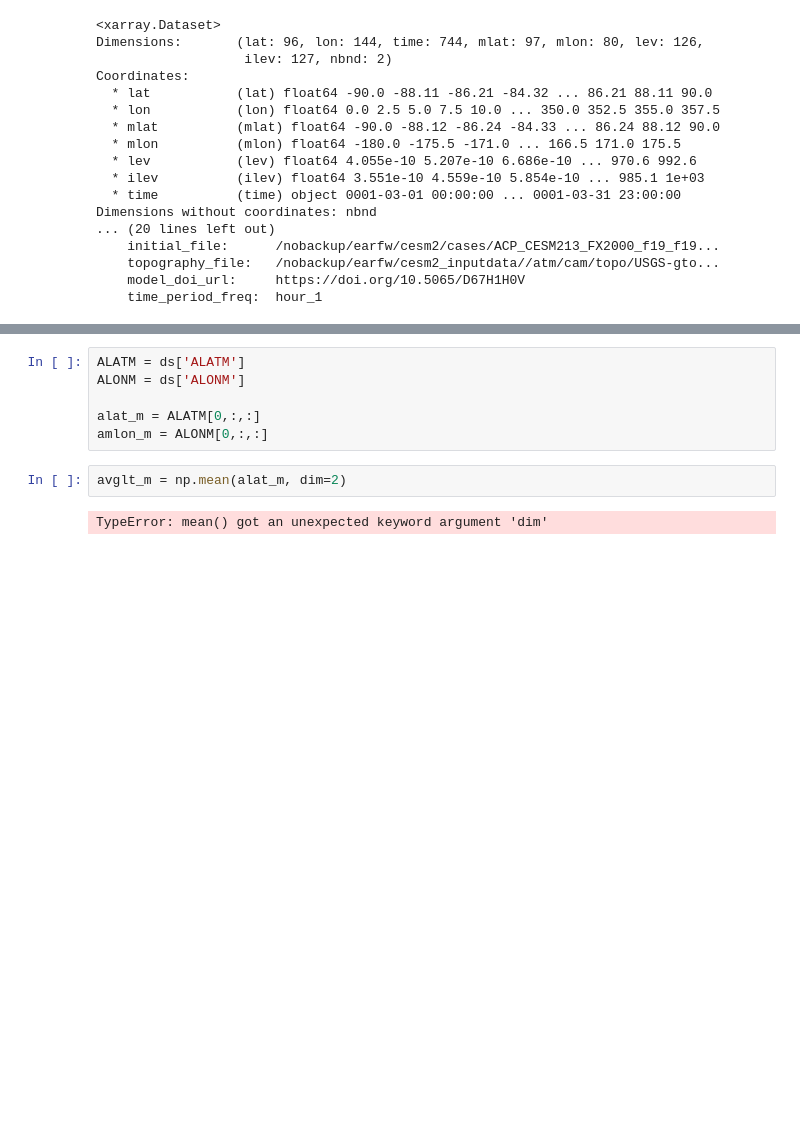
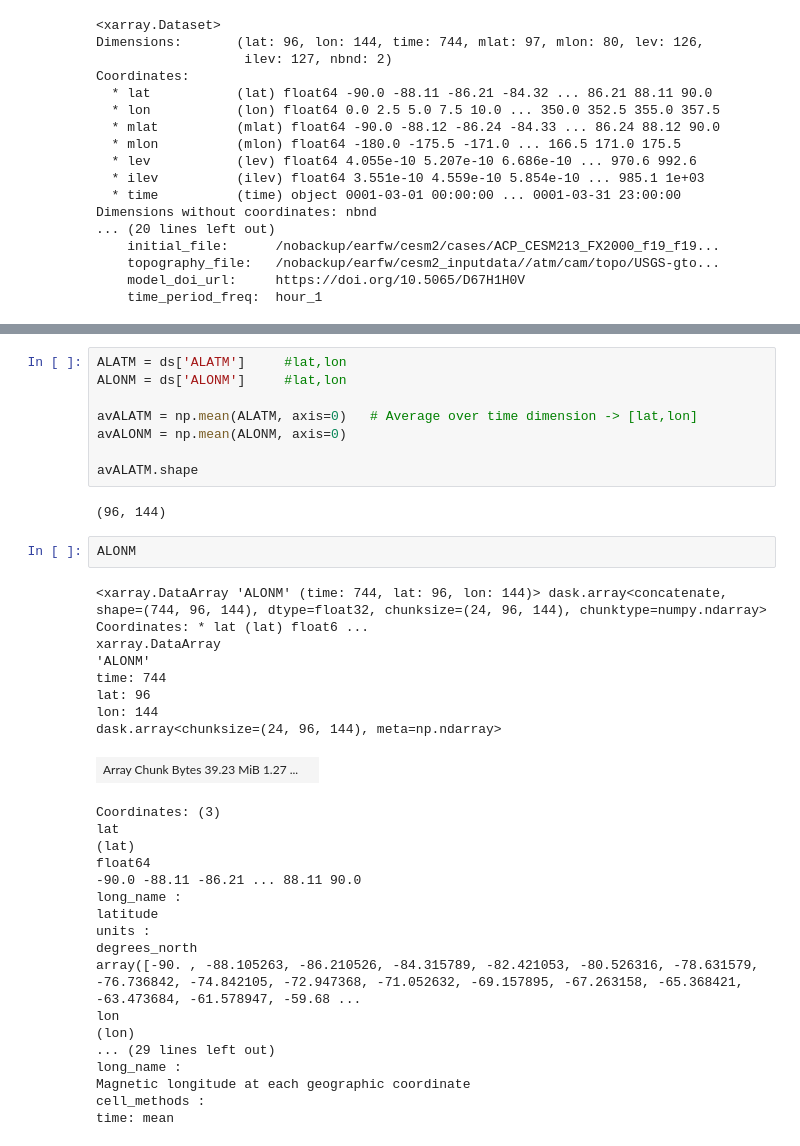
Before and after one commit to tashaay/SpE_Identification_Notebooks, a Jupyter notebook: Mag_Lats_Interp.ipynb, the cells around one changed output, grey strips where cells are left out. Drawn from its saved outputs; the diff is of its cells as text; blank space fills up the shorter version.

```diff
--- a/Untitled2.ipynb
+++ b/Mag_Lats_Interp.ipynb
@@ -255,10 +248,38 @@ Dimensions without coordinates: nbnd
 # %%
-ALATM = ds['ALATM']
-ALONM = ds['ALONM']
+ALATM = ds['ALATM']     #lat,lon
+ALONM = ds['ALONM']     #lat,lon
 
-alat_m = ALATM[0,:,:]
-amlon_m = ALONM[0,:,:]
+avALATM = np.mean(ALATM, axis=0)   # Average over time dimension -> [lat,lon]
+avALONM = np.mean(ALONM, axis=0)
+
+avALATM.shape
+# %% [output]
+(96, 144)
-# %%
-avglt_m = np.mean(alat_m, dim=2)
-# %% [output]
-TypeError: mean() got an unexpected keyword argument 'dim'
+# %%
+ALONM
+# %% [output]
+<xarray.DataArray 'ALONM' (time: 744, lat: 96, lon: 144)> dask.array<concatenate, shape=(744, 96, 144), dtype=float32, chunksize=(24, 96, 144), chunktype=numpy.ndarray> Coordinates: * lat (lat) float6 ...
+xarray.DataArray
+'ALONM'
+time: 744
+lat: 96
+lon: 144
+dask.array<chunksize=(24, 96, 144), meta=np.ndarray>
+| Array Chunk Bytes 39.23 MiB 1.27 ... |  |
+Coordinates: (3)
+lat
+(lat)
+float64
+-90.0 -88.11 -86.21 ... 88.11 90.0
+long_name :
+latitude
+units :
+degrees_north
+array([-90. , -88.105263, -86.210526, -84.315789, -82.421053, -80.526316, -78.631579, -76.736842, -74.842105, -72.947368, -71.052632, -69.157895, -67.263158, -65.368421, -63.473684, -61.578947, -59.68 ...
+lon
+(lon)
+... (29 lines left out)
+long_name :
+Magnetic longitude at each geographic coordinate
+cell_methods :
+time: mean
```
Also changed, not shown: parts of 20 cells of this notebook, 5 other files.
